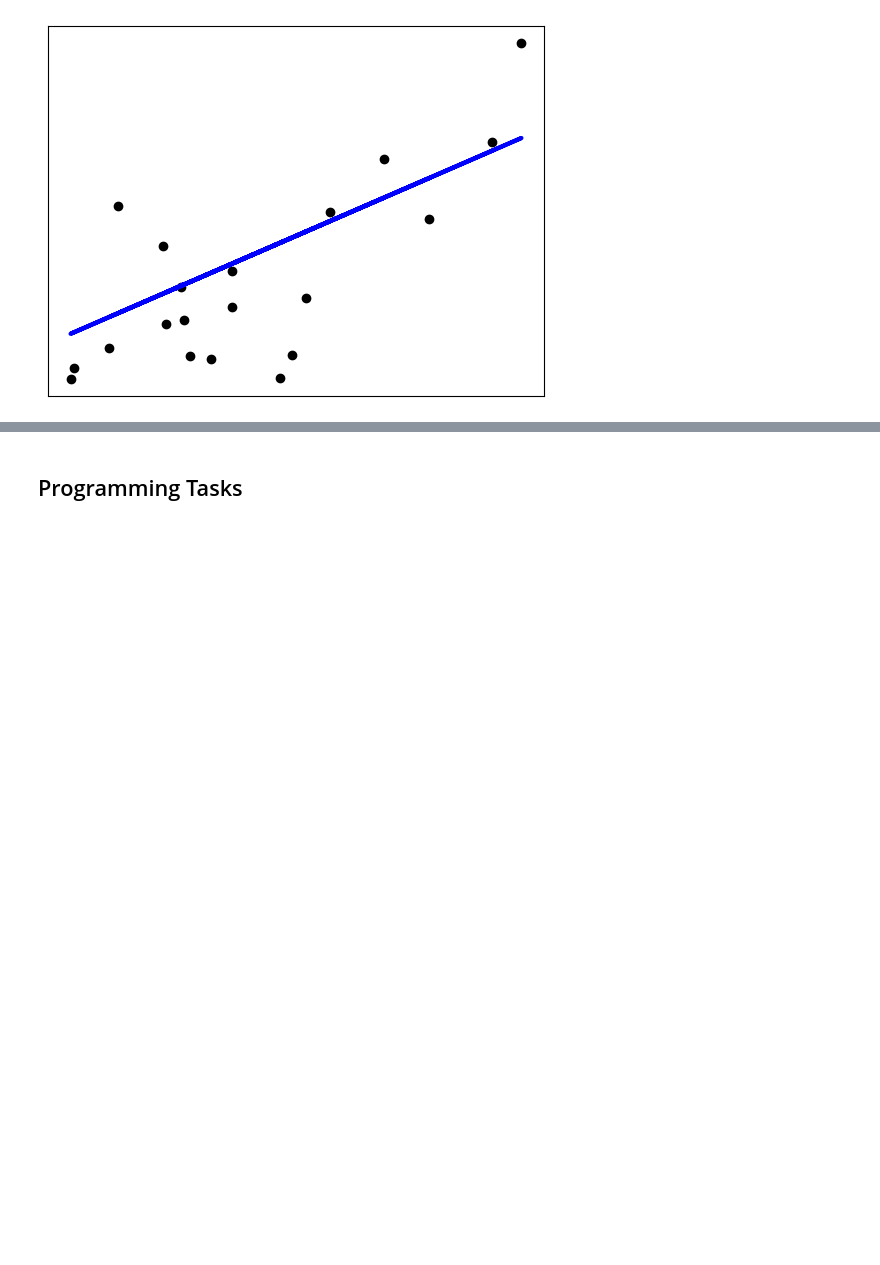
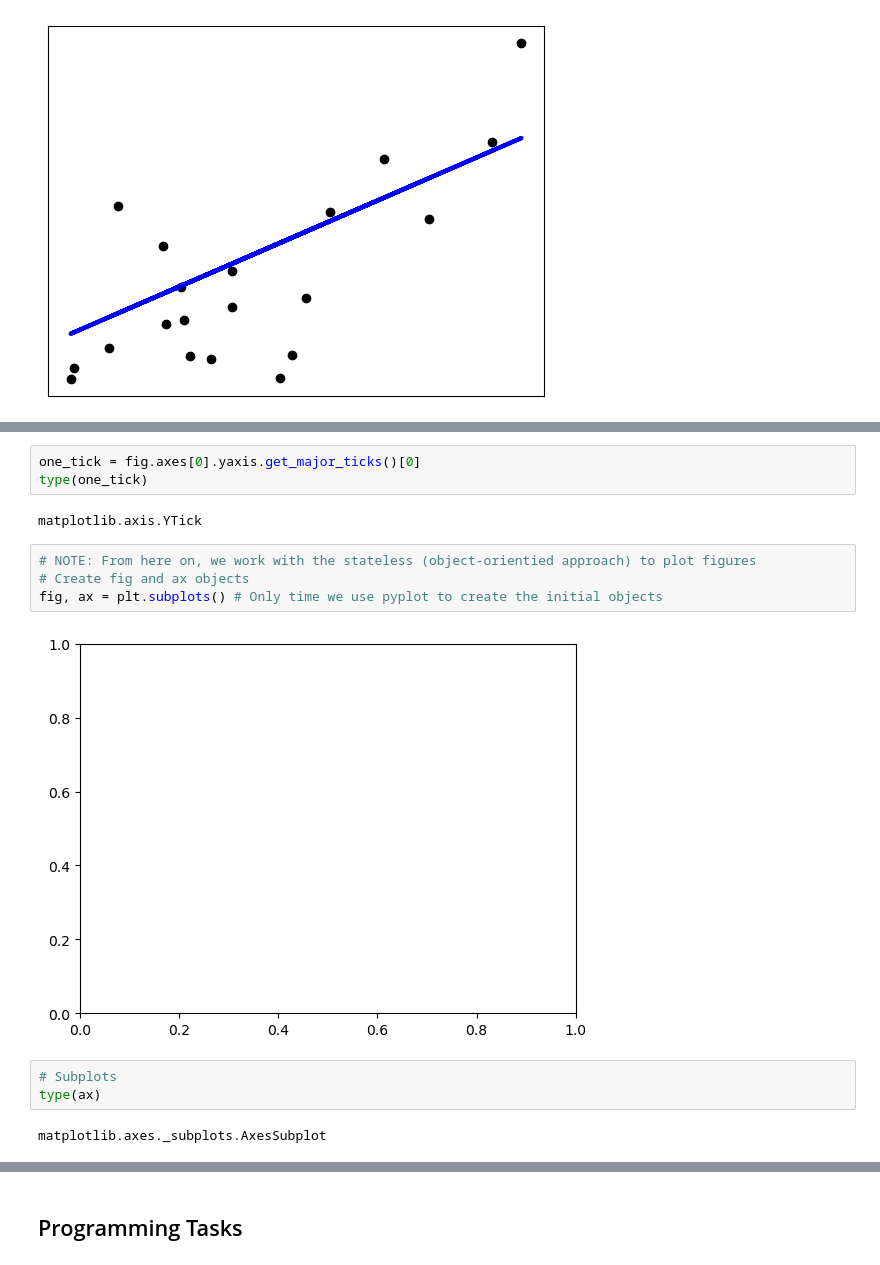
Before and after one commit to IS3UniCologne/AAA_2025, a Jupyter notebook: Workshop_01/Workshop_01.ipynb, the cells around one changed output, grey strips where cells are left out. Cells and saved outputs as stored; diff of their text form; blank space fills up the shorter version.

```diff
--- a/Workshop_01/Workshop_01.ipynb
+++ b/Workshop_01/Workshop_01.ipynb
@@ -640,0 +656,16 @@ Coefficient of determination: 0.47
+# %%
+one_tick = fig.axes[0].yaxis.get_major_ticks()[0]
+type(one_tick)
+# %% [output]
+matplotlib.axis.YTick
+# %%
+# NOTE: From here on, we work with the stateless (object-orientied approach) to plot figures
+# Create fig and ax objects
+fig, ax = plt.subplots() # Only time we use pyplot to create the initial objects
+# %% [output]
+[figure, added]
+# %%
+# Subplots
+type(ax)
+# %% [output]
+matplotlib.axes._subplots.AxesSubplot
```
Also changed, not shown: parts of 10 cells of this notebook, 1 other file.
